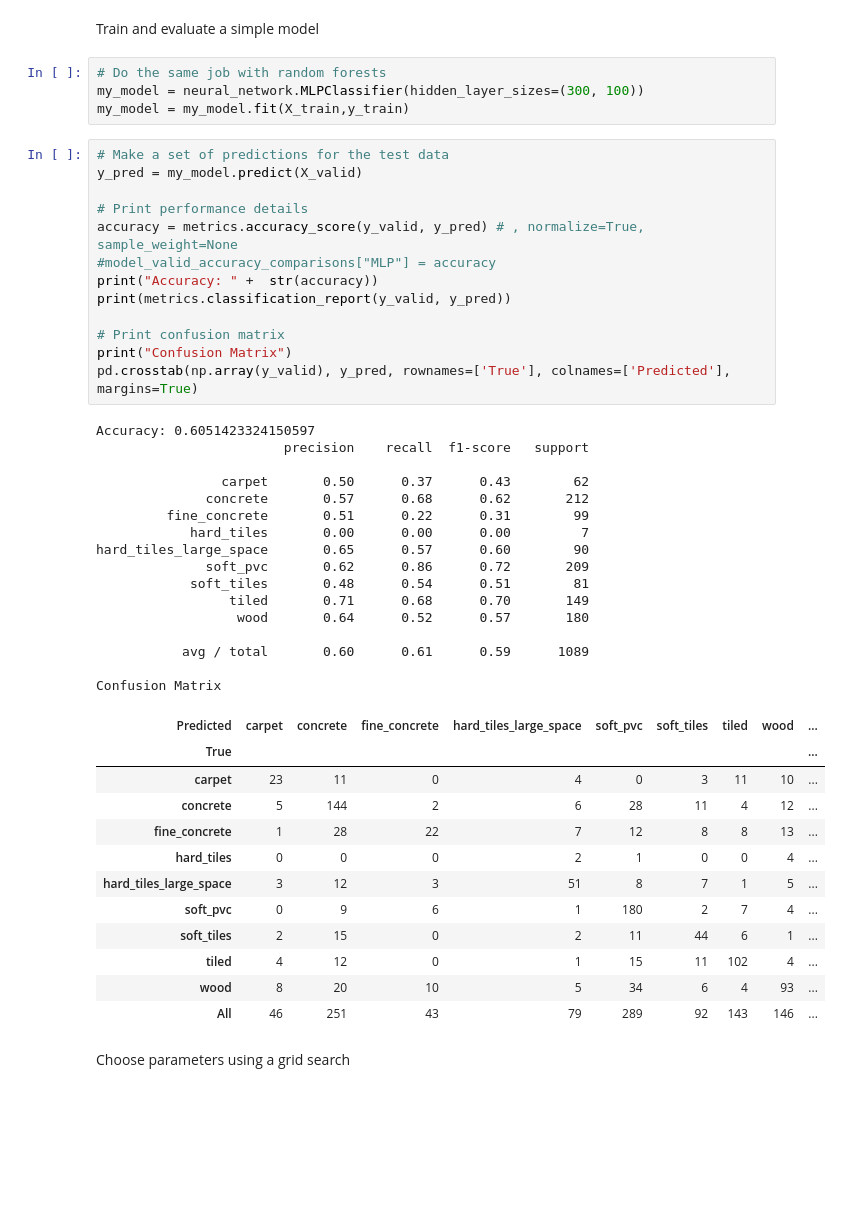
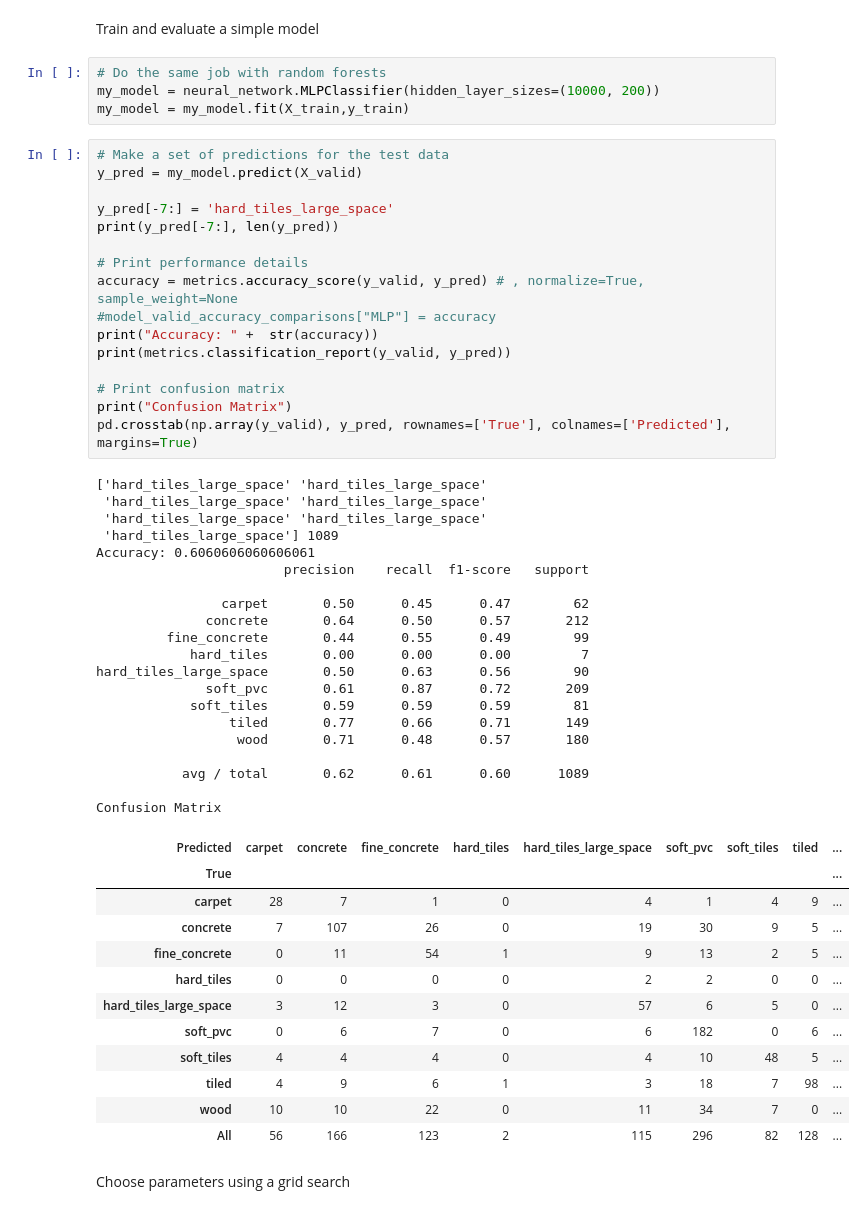
Before and after one commit to yashkarle/Kaggle, a Jupyter notebook: career-con/career-con-2019/kaggle_career_con_nb1.ipynb, the cells around one changed output. Drawn from its saved outputs; the diff is of its cells as text; blank space fills up the shorter version.

```diff
--- a/career-con/career-con-2019/kaggle_career_con_nb1.ipynb
+++ b/career-con/career-con-2019/kaggle_career_con_nb1.ipynb
@@ -1327,50 +1252,57 @@ pd.crosstab(np.array(y_test), y_pred, rownames=['True'], colnames=['Predicted'],
 Train and evaluate a simple model
 # %%
 # Do the same job with random forests
-my_model = neural_network.MLPClassifier(hidden_layer_sizes=(300, 100))
+my_model = neural_network.MLPClassifier(hidden_layer_sizes=(10000, 200))
 my_model = my_model.fit(X_train,y_train)
 # %%
 # Make a set of predictions for the test data
 y_pred = my_model.predict(X_valid)
+
+y_pred[-7:] = 'hard_tiles_large_space'
+print(y_pred[-7:], len(y_pred))
 
 # Print performance details
 accuracy = metrics.accuracy_score(y_valid, y_pred) # , normalize=True, sample_weight=None
 #model_valid_accuracy_comparisons["MLP"] = accuracy
 print("Accuracy: " +  str(accuracy))
 print(metrics.classification_report(y_valid, y_pred))
 
 # Print confusion matrix
 print("Confusion Matrix")
 pd.crosstab(np.array(y_valid), y_pred, rownames=['True'], colnames=['Predicted'], margins=True)
 # %% [output]
-Accuracy: 0.6051423324150597
+['hard_tiles_large_space' 'hard_tiles_large_space'
+ 'hard_tiles_large_space' 'hard_tiles_large_space'
+ 'hard_tiles_large_space' 'hard_tiles_large_space'
+ 'hard_tiles_large_space'] 1089
+Accuracy: 0.6060606060606061
                         precision    recall  f1-score   support
 
-                carpet       0.50      0.37      0.43        62
-              concrete       0.57      0.68      0.62       212
-         fine_concrete       0.51      0.22      0.31        99
+                carpet       0.50      0.45      0.47        62
+              concrete       0.64      0.50      0.57       212
+         fine_concrete       0.44      0.55      0.49        99
             hard_tiles       0.00      0.00      0.00         7
-hard_tiles_large_space       0.65      0.57      0.60        90
-              soft_pvc       0.62      0.86      0.72       209
-            soft_tiles       0.48      0.54      0.51        81
-                 tiled       0.71      0.68      0.70       149
-                  wood       0.64      0.52      0.57       180
+hard_tiles_large_space       0.50      0.63      0.56        90
+              soft_pvc       0.61      0.87      0.72       209
+            soft_tiles       0.59      0.59      0.59        81
+                 tiled       0.77      0.66      0.71       149
+                  wood       0.71      0.48      0.57       180
 
-           avg / total       0.60      0.61      0.59      1089
+           avg / total       0.62      0.61      0.60      1089
 
 Confusion Matrix
-| Predicted | carpet | concrete | fine_concrete | hard_tiles_large_space | soft_pvc | soft_tiles | tiled | wood | ... |
+| Predicted | carpet | concrete | fine_concrete | hard_tiles | hard_tiles_large_space | soft_pvc | soft_tiles | tiled | ... |
 | True |  |  |  |  |  |  |  |  | ... |
-| carpet | 23 | 11 | 0 | 4 | 0 | 3 | 11 | 10 | ... |
-| concrete | 5 | 144 | 2 | 6 | 28 | 11 | 4 | 12 | ... |
-| fine_concrete | 1 | 28 | 22 | 7 | 12 | 8 | 8 | 13 | ... |
-| hard_tiles | 0 | 0 | 0 | 2 | 1 | 0 | 0 | 4 | ... |
-| hard_tiles_large_space | 3 | 12 | 3 | 51 | 8 | 7 | 1 | 5 | ... |
-| soft_pvc | 0 | 9 | 6 | 1 | 180 | 2 | 7 | 4 | ... |
-| soft_tiles | 2 | 15 | 0 | 2 | 11 | 44 | 6 | 1 | ... |
-| tiled | 4 | 12 | 0 | 1 | 15 | 11 | 102 | 4 | ... |
-| wood | 8 | 20 | 10 | 5 | 34 | 6 | 4 | 93 | ... |
-| All | 46 | 251 | 43 | 79 | 289 | 92 | 143 | 146 | ... |
+| carpet | 28 | 7 | 1 | 0 | 4 | 1 | 4 | 9 | ... |
+| concrete | 7 | 107 | 26 | 0 | 19 | 30 | 9 | 5 | ... |
+| fine_concrete | 0 | 11 | 54 | 1 | 9 | 13 | 2 | 5 | ... |
+| hard_tiles | 0 | 0 | 0 | 0 | 2 | 2 | 0 | 0 | ... |
+| hard_tiles_large_space | 3 | 12 | 3 | 0 | 57 | 6 | 5 | 0 | ... |
+| soft_pvc | 0 | 6 | 7 | 0 | 6 | 182 | 0 | 6 | ... |
+| soft_tiles | 4 | 4 | 4 | 0 | 4 | 10 | 48 | 5 | ... |
+| tiled | 4 | 9 | 6 | 1 | 3 | 18 | 7 | 98 | ... |
+| wood | 10 | 10 | 22 | 0 | 11 | 34 | 7 | 0 | ... |
+| All | 56 | 166 | 123 | 2 | 115 | 296 | 82 | 128 | ... |
 # %% [markdown]
 Choose parameters using a grid search
 # %%
```
Also changed, not shown: parts of 9 cells of this notebook, 2 other files.
